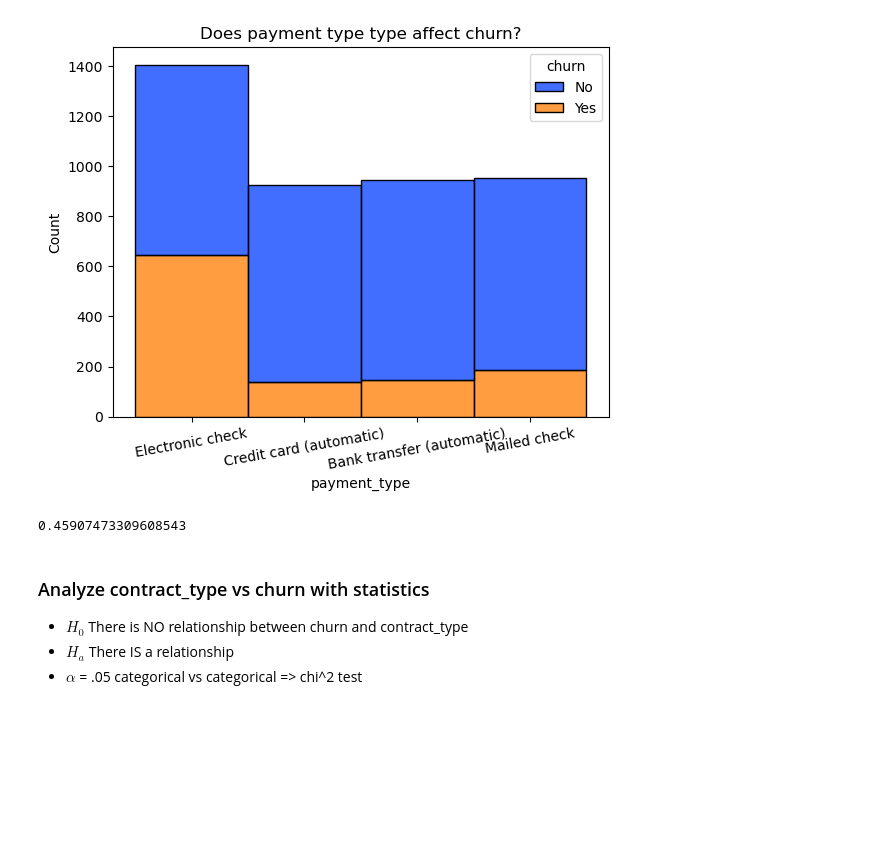
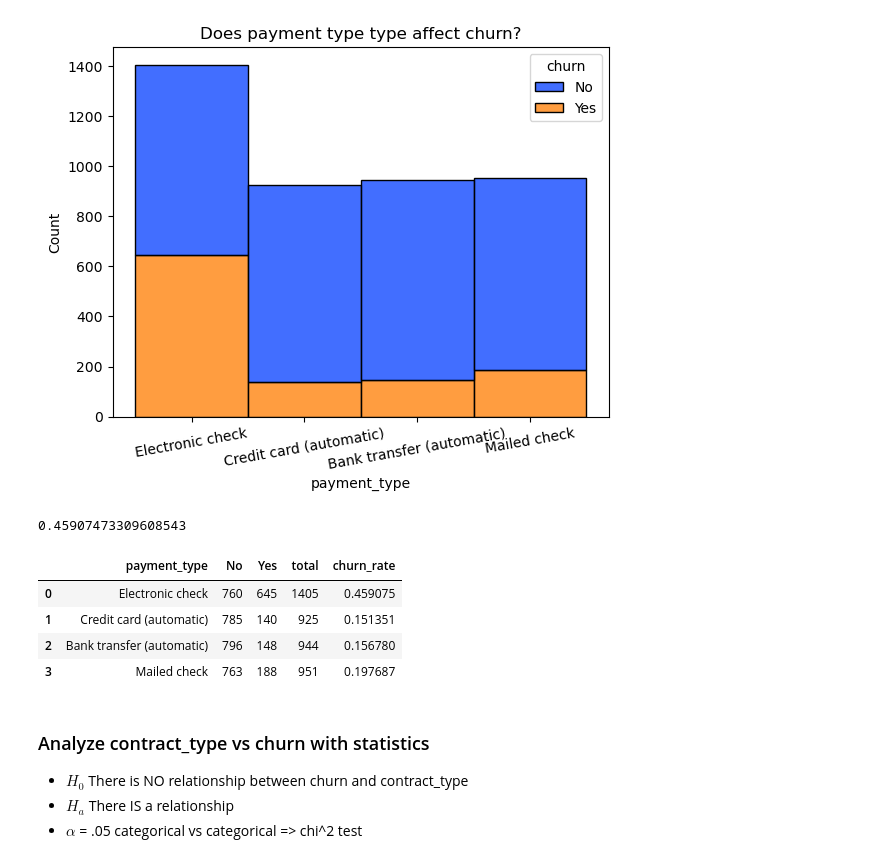
Before and after one commit to corey-hermesch/telco_churn_project, a Jupyter notebook: mvp_explore_work.ipynb, the cells around one changed output. Saved outputs shown, nothing was run; the diff lists cells and outputs as text; code cells hidden in the pictures; blank space fills up the shorter version.

```diff
--- a/mvp_explore_work.ipynb
+++ b/mvp_explore_work.ipynb
@@ -393,0 +496,12 @@ percent_churn
+# %%
+no_yes = []
+target = 'churn'
+column = 'contract_type'
+contracts = list(ne_train[column].unique())
+for contract in contracts:
+    churn_n_y = ne_train[ne_train[column] == contract][target].value_counts()
+    no = churn_n_y.loc['No']
+    yes = churn_n_y.loc['Yes']
+    no_yes.append([contract, no, yes])
+df = pd.DataFrame(no_yes, columns=['contract_type', 'No', 'Yes'])
+df
@@ -426,12 +551,32 @@ plt.xticks(rotation=10)
 plt.show()
 # %% [output]
 [figure]
-# %%
-electronic_check_churn_nums = ne_train[ne_train.payment_type == 'Electronic check'].churn.value_counts()
-percent_churn = electronic_check_churn_nums.loc['Yes'] / electronic_check_churn_nums.sum()
-percent_churn
-# %% [output]
-0.45907473309608543
+# %%
+electronic_check_churn_nums = ne_train[ne_train.payment_type == 'Electronic check'].churn.value_counts()
+percent_churn = electronic_check_churn_nums.loc['Yes'] / electronic_check_churn_nums.sum()
+percent_churn
+# %% [output]
+0.45907473309608543
+# %%
+no_yes = []
+target = 'churn'
+column = 'payment_type'
+contracts = list(ne_train[column].unique())
+for contract in contracts:
+    churn_n_y = ne_train[ne_train[column] == contract][target].value_counts()
+    no = churn_n_y.loc['No']
+    yes = churn_n_y.loc['Yes']
+    no_yes.append([contract, no, yes])
+df = pd.DataFrame(no_yes, columns=[column, 'No', 'Yes'])
+df['total'] = df.No + df.Yes
+df['churn_rate'] = df.Yes / df.total
+df
+# %% [output]
+|  | payment_type | No | Yes | total | churn_rate |
+| 0 | Electronic check | 760 | 645 | 1405 | 0.459075 |
+| 1 | Credit card (automatic) | 785 | 140 | 925 | 0.151351 |
+| 2 | Bank transfer (automatic) | 796 | 148 | 944 | 0.156780 |
+| 3 | Mailed check | 763 | 188 | 951 | 0.197687 |
 # %% [markdown]
 ### Analyze contract_type vs churn with statistics
 - $H_0$ There is NO relationship between churn and contract_type
```
Also changed, not shown: parts of 30 cells of this notebook.
